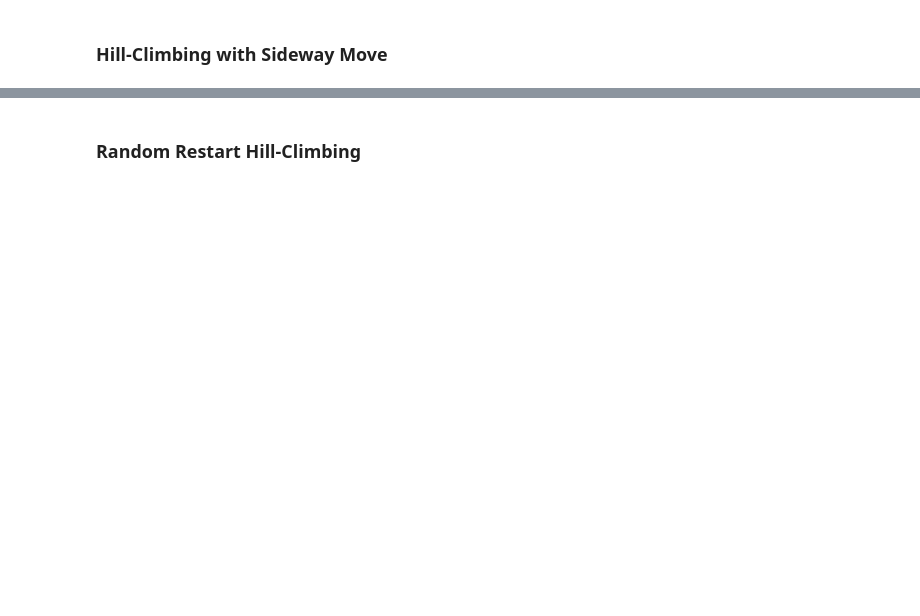
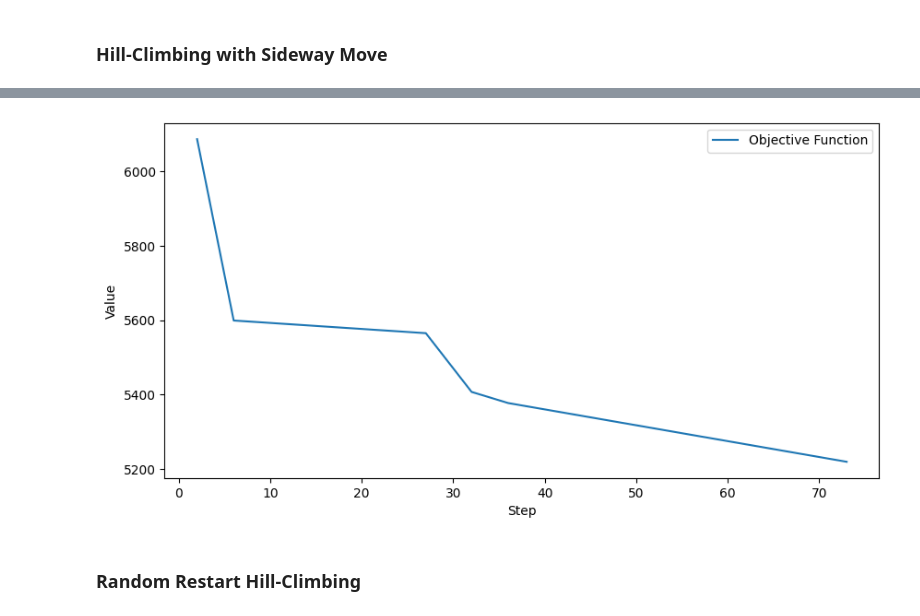
Before and after one commit to marcellinow/diagonal-magic-cube, a Jupyter notebook: main.ipynb, the cells around one changed output, grey strips where cells are left out. Cells and saved outputs as stored; diff of their text form; code cells hidden in the pictures; blank space fills up the shorter version.

```diff
--- a/main.ipynb
+++ b/main.ipynb
@@ -175,0 +211,2 @@ sideway.hist_plot()
+# %%
+SHC = Stochastic(cube=SHC_cube)
@@ -176,3 +232,7 @@ sideway.hist_plot()
+# %%
+SHC.hist_plot()
+# %% [output]
+[figure, added]
 # %% [markdown]
 ### Random Restart Hill-Climbing
 # %%
```
Also changed, not shown: parts of 32 cells of this notebook, 1 other file.
